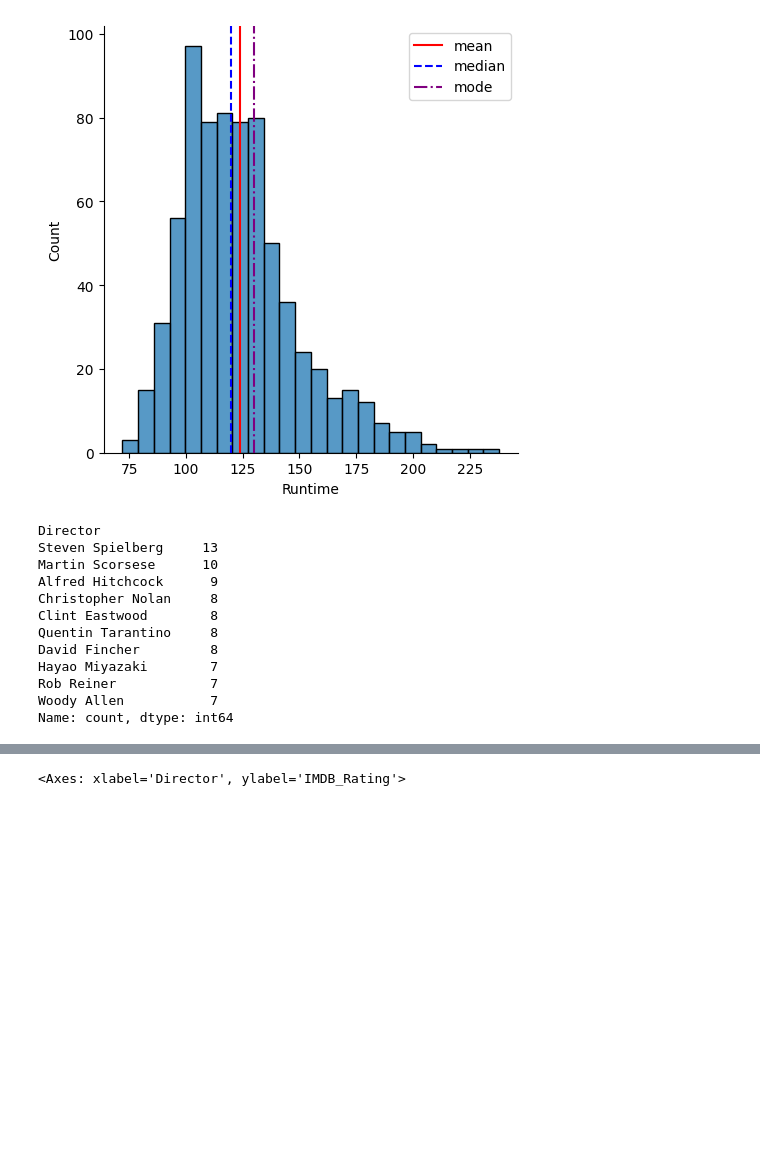
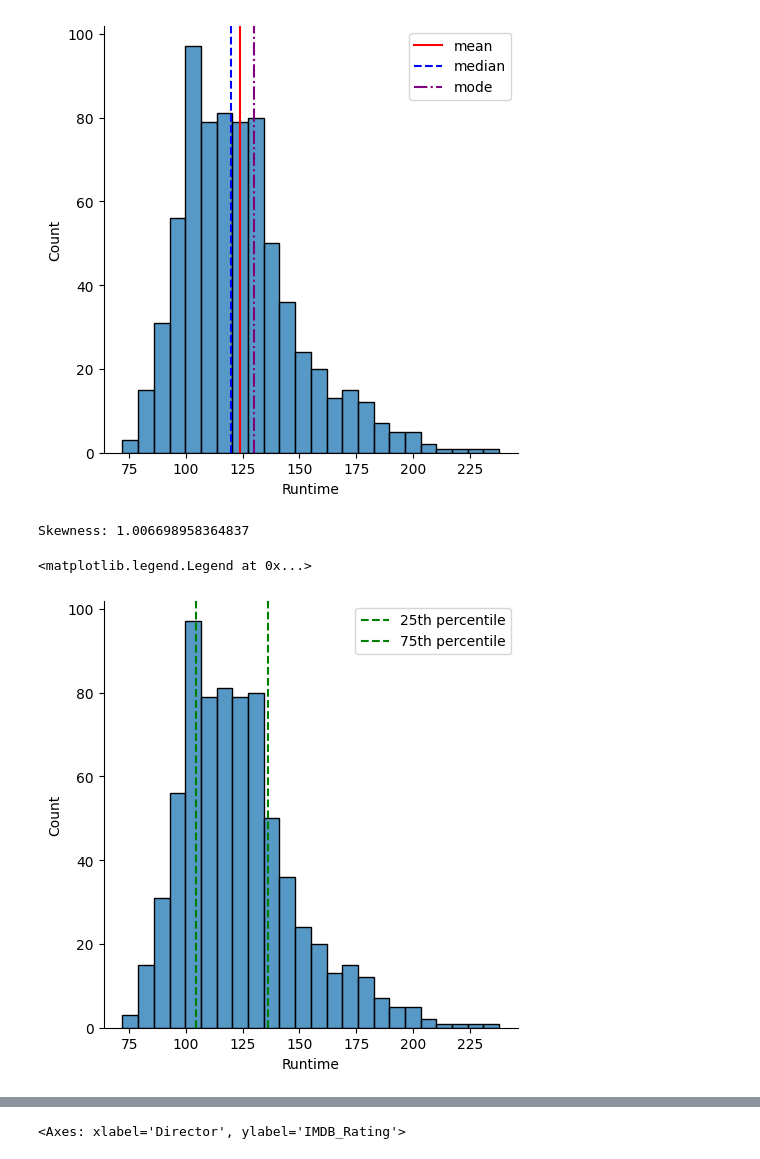
Before and after one commit to al27zanzottera/al27zanzottera.github.io, a Jupyter notebook: eda_imdb_top_1000.ipynb, the cells around one changed output, grey strips where cells are left out. Saved outputs shown, nothing was run; the diff lists cells and outputs as text; code cells hidden in the pictures; blank space fills up the shorter version.

```diff
--- a/eda_imdb_top_1000.ipynb
+++ b/eda_imdb_top_1000.ipynb
@@ -159,2 +137,0 @@ df[df['Released_Year'] == "PG"]
-# %%
-df['Released_Year']=df['Released_Year'].replace("PG","1995")
@@ -255,18 +230,16 @@ plt.legend()
 # %% [output]
 <matplotlib.legend.Legend at 0x...>
 [figure]
-# %%
-df['Director'].value_counts().head(10)
-# %% [output]
-Director
-Steven Spielberg     13
-Martin Scorsese      10
-Alfred Hitchcock      9
-Christopher Nolan     8
-Clint Eastwood        8
-Quentin Tarantino     8
-David Fincher         8
-Hayao Miyazaki        7
-Rob Reiner            7
-Woody Allen           7
-Name: count, dtype: int64
+# %%
+skewness = skew(df['Runtime'])
+print("Skewness:", skewness)
+# %% [output]
+Skewness: 1.006698958364837
+# %%
+sns.displot(df['Runtime'])
+plt.axvline(x=np.percentile(df['Runtime'],25), c = 'green', ls = '--', label = '25th percentile')
+plt.axvline(x=np.percentile(df['Runtime'],75), c = 'green', ls = '--', label = '75th percentile')
+plt.legend()
+# %% [output]
+<matplotlib.legend.Legend at 0x...>
+[figure, added]
```
Also changed, not shown: parts of 33 cells of this notebook.
